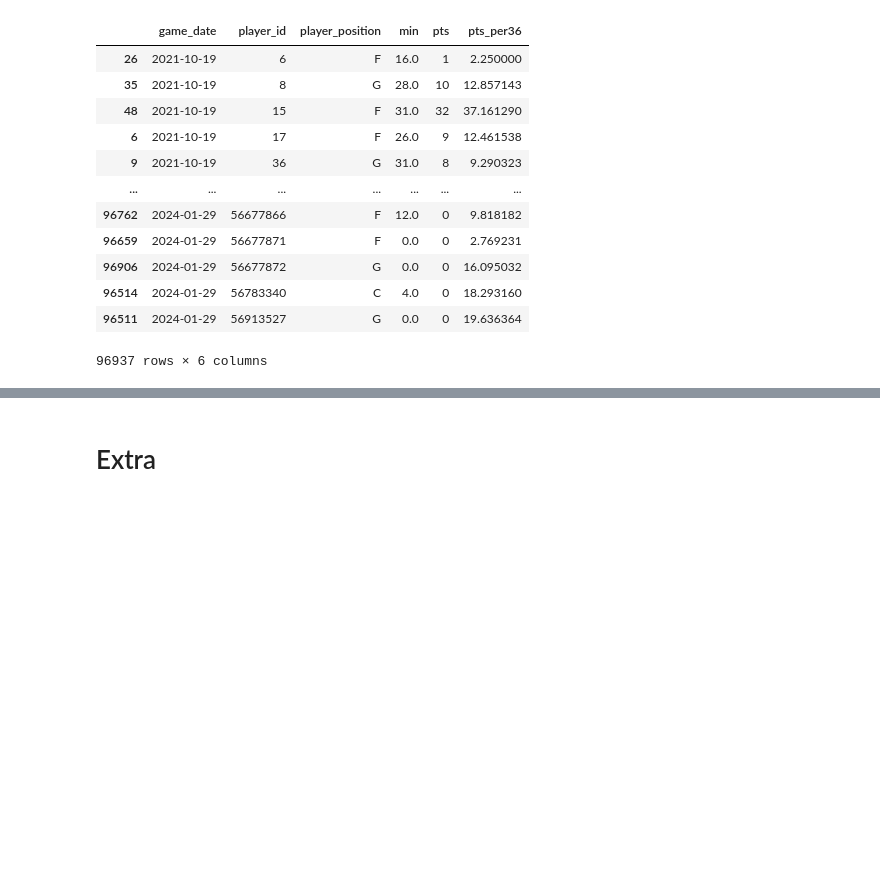
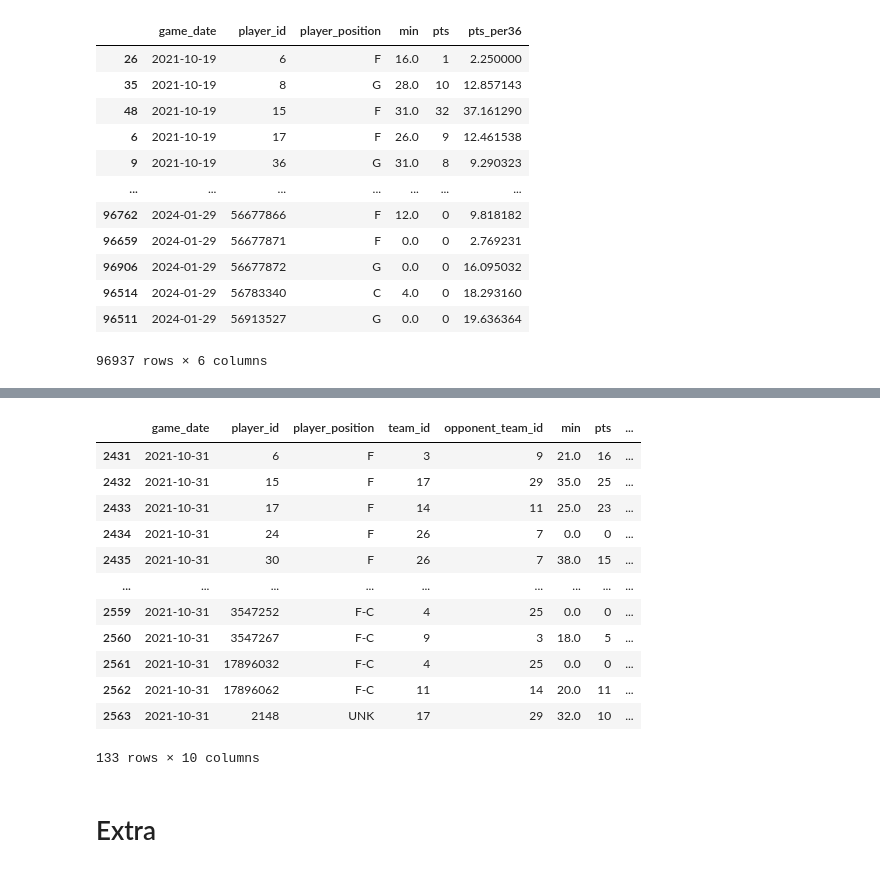
Before and after one commit to curtishiga/NBAstats, a Jupyter notebook: NBA Analysis.ipynb, the cells around one changed output, grey strips where cells are left out. Cells and saved outputs as stored; diff of their text form; code cells hidden in the pictures; blank space fills up the shorter version.

Commit message:
Update analysis on team and player averages and standard deviations

```diff
--- a/NBA Analysis.ipynb
+++ b/NBA Analysis.ipynb
@@ -463,0 +433,5 @@ player_eff_stats = pd.merge(rel_stats,
+# %%
+league_pos_rolling_std_shifted = league_pos_rolling_std[['game_date','player_position','pts_per36']]\
+                                    .groupby(['player_position'])\
+                                    .apply(lambda x: x.set_index('game_date')[['pts_per36']].shift(1))\
+                                    .reset_index()
@@ -463,0 +444,42 @@ player_eff_stats = pd.merge(rel_stats,
+# %%
+# Merge player efficiency onto original data
+player_stats_eff = pd.merge(rel_stats,
+                            actual_eff_shifted\
+                                .rename(columns = {'pts_per36':'previous_rolling_pts_per36'}),
+                            how = 'left',
+                            left_on = ['game_date','player_id'],
+                            right_on = ['game_date','player_id']
+                           )
+# %%
+# Merge rolling statistics into one table
+league_rolling_stats = pd.merge(league_pos_rolling_avg_shifted\
+                                   .rename(columns = {'pts_per36':'pos_pts_per36_mean'}),
+                                league_pos_rolling_std_shifted\
+                                    .rename(columns = {'pts_per36':'pos_pts_per36_std'}),
+                                how = 'outer',
+                                left_on = ['player_position','game_date'],
+                                right_on = ['player_position','game_date']
+                               )
+# %%
+# Merge individual player efficiency stats to league rolling stats
+player_league_rolling = pd.merge(player_stats_eff,
+                                league_rolling_stats,
+                                how = 'outer',
+                                left_on = ['game_date','player_position'],
+                                right_on = ['game_date','player_position'])
+# %%
+player_league_rolling[(player_league_rolling['game_date'] == '2021-10-31')]
+# %% [output]
+|  | game_date | player_id | player_position | team_id | opponent_team_id | min | pts | ... |
+| 2431 | 2021-10-31 | 6 | F | 3 | 9 | 21.0 | 16 | ... |
+| 2432 | 2021-10-31 | 15 | F | 17 | 29 | 35.0 | 25 | ... |
+| 2433 | 2021-10-31 | 17 | F | 14 | 11 | 25.0 | 23 | ... |
+| 2434 | 2021-10-31 | 24 | F | 26 | 7 | 0.0 | 0 | ... |
+| 2435 | 2021-10-31 | 30 | F | 26 | 7 | 38.0 | 15 | ... |
+| ... | ... | ... | ... | ... | ... | ... | ... | ... |
+| 2559 | 2021-10-31 | 3547252 | F-C | 4 | 25 | 0.0 | 0 | ... |
+| 2560 | 2021-10-31 | 3547267 | F-C | 9 | 3 | 18.0 | 5 | ... |
+| 2561 | 2021-10-31 | 17896032 | F-C | 4 | 25 | 0.0 | 0 | ... |
+| 2562 | 2021-10-31 | 17896062 | F-C | 11 | 14 | 20.0 | 11 | ... |
+| 2563 | 2021-10-31 | 2148 | UNK | 17 | 29 | 32.0 | 10 | ... |
+133 rows × 10 columns
```
Also changed, not shown: parts of 61 cells of this notebook, 1 other file.
